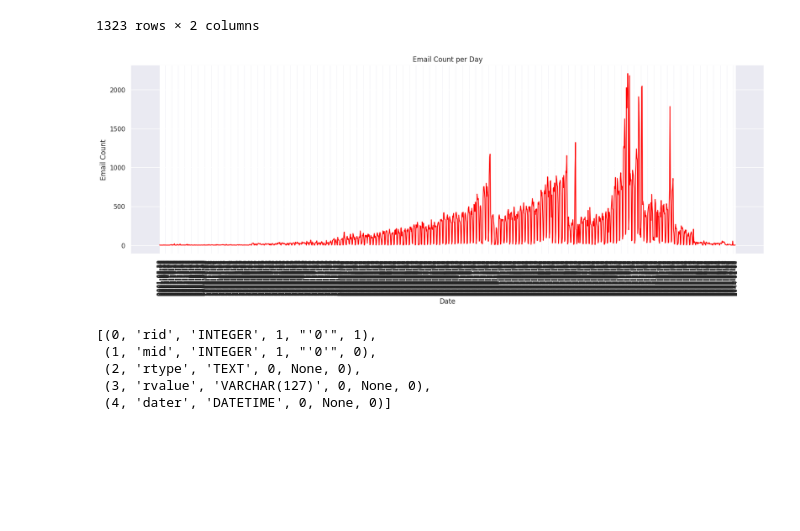
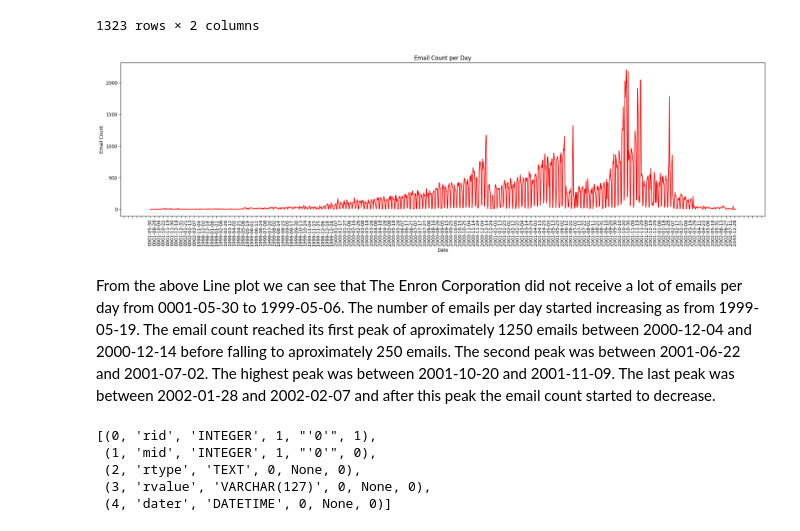
Before and after one commit to Ayush807/IBP_Assignment_2023, a Jupyter notebook: IBP_Assignment.ipynb, the cells around one changed output. Drawn from its saved outputs; the diff is of its cells as text; code cells hidden in the pictures; blank space fills up the shorter version.

```diff
--- a/IBP_Assignment.ipynb
+++ b/IBP_Assignment.ipynb
@@ -193,15 +185,29 @@ email_count_df
 1323 rows × 2 columns
 # %%
 import numpy as np
-plt.figure(figsize=(20, 6))
-sns.lineplot(x='Email_Date', y='Email_Count', data=email_count_df,color='red')
+# Create a figure and axes with a specified size
+fig, ax = plt.subplots(figsize=(25, 6))
+
+# Plot a line graph of email count per day
+sns.lineplot(x='Email_Date', y='Email_Count', data=email_count_df, color='red')
+
+# Set the x-axis ticker to display a maximum of 150 tickers
+ax.xaxis.set_major_locator(plt.MaxNLocator(150))
+
+# Set the title, x-axis label, and y-axis label
 plt.title('Email Count per Day')
 plt.xlabel('Date')
 plt.ylabel('Email Count')
+
+# Rotate the x-axis labels by 90 degrees for better readability
 plt.xticks(rotation=90)
+
+# Display the plot
 plt.show()
 # %% [output]
-[figure, old version]
+[figure, new version]
+# %% [markdown]
+From the above Line plot we can see that The Enron Corporation did not receive a lot of emails per day from 0001-05-30 to 1999-05-06. The number of emails per day started increasing as from 1999-05-19. The email count reached its first peak of aproximately 1250 emails between 2000-12-04 and 2000-12-14 before falling to aproximately 250 emails. The second peak was between 2001-06-22 and 2001-07-02. The highest peak was between 2001-10-20 and 2001-11-09. The last peak was between 2002-01-28 and 2002-02-07 and after this peak the email count started to decrease.
 # %%
 #check schema of table users using PRAGMA
 sql = """
```
Also changed, not shown: parts of 14 cells of this notebook.
